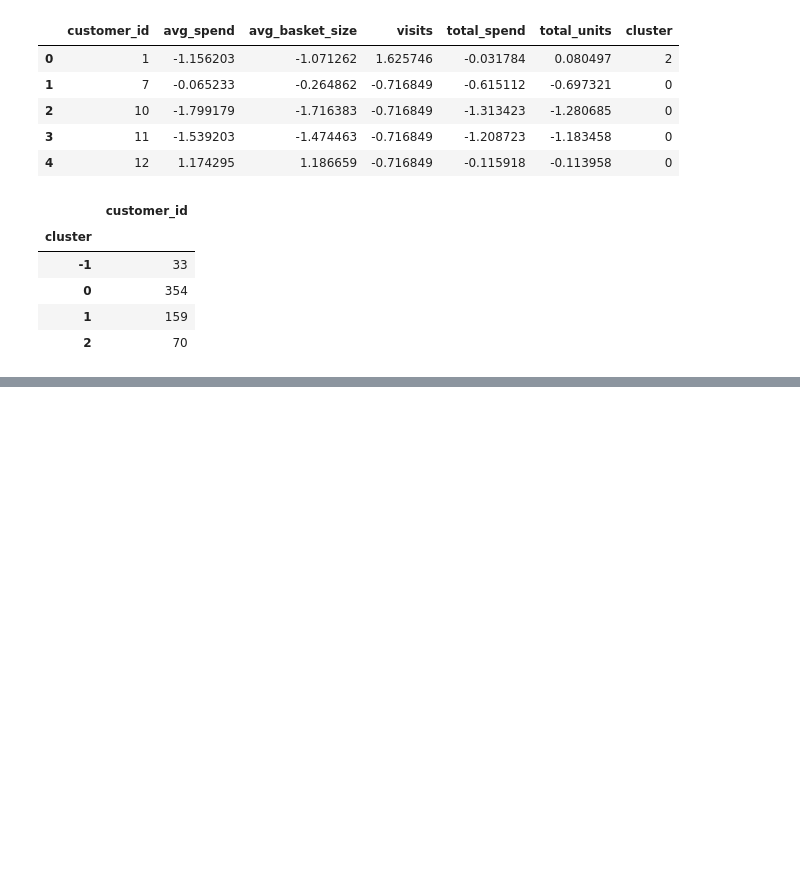
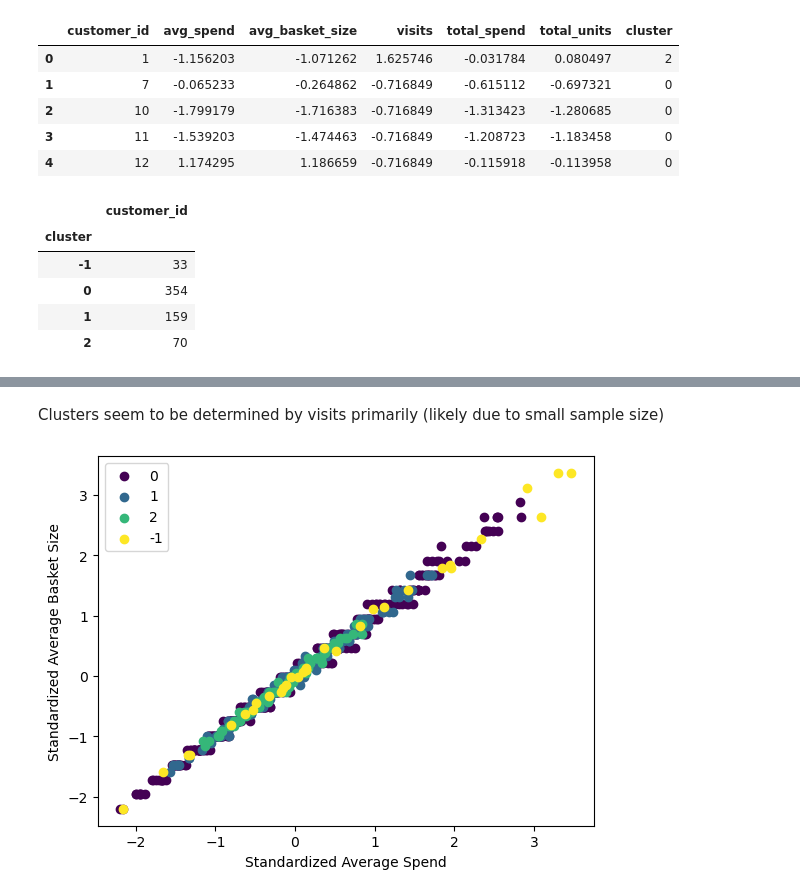
Before and after one commit to ryanjamesyu2/customer_clustering, a Jupyter notebook: customer_clustering.ipynb, the cells around one changed output, grey strips where cells are left out. Cells and saved outputs as stored; diff of their text form; code cells hidden in the pictures; blank space fills up the shorter version.

```diff
--- a/customer_clustering.ipynb
+++ b/customer_clustering.ipynb
@@ -207,0 +228,13 @@ custs_std.groupby('cluster').agg({'customer_id': 'count'})
+# %% [markdown]
+Clusters seem to be determined by visits primarily (likely due to small sample size)
+# %%
+for i in range(len(uniq)):
+    indx = custs_std['cluster'] == uniq[i]
+    plt.scatter(custs_std['avg_spend'][indx], custs_std['avg_basket_size'][indx], c=colors(i), label=uniq[i])
+
+plt.xlabel('Standardized Average Spend')
+plt.ylabel('Standardized Average Basket Size')
+plt.legend()
+plt.show()
+# %% [output]
+[figure, added]
```
Also changed, not shown: parts of 7 cells of this notebook.
